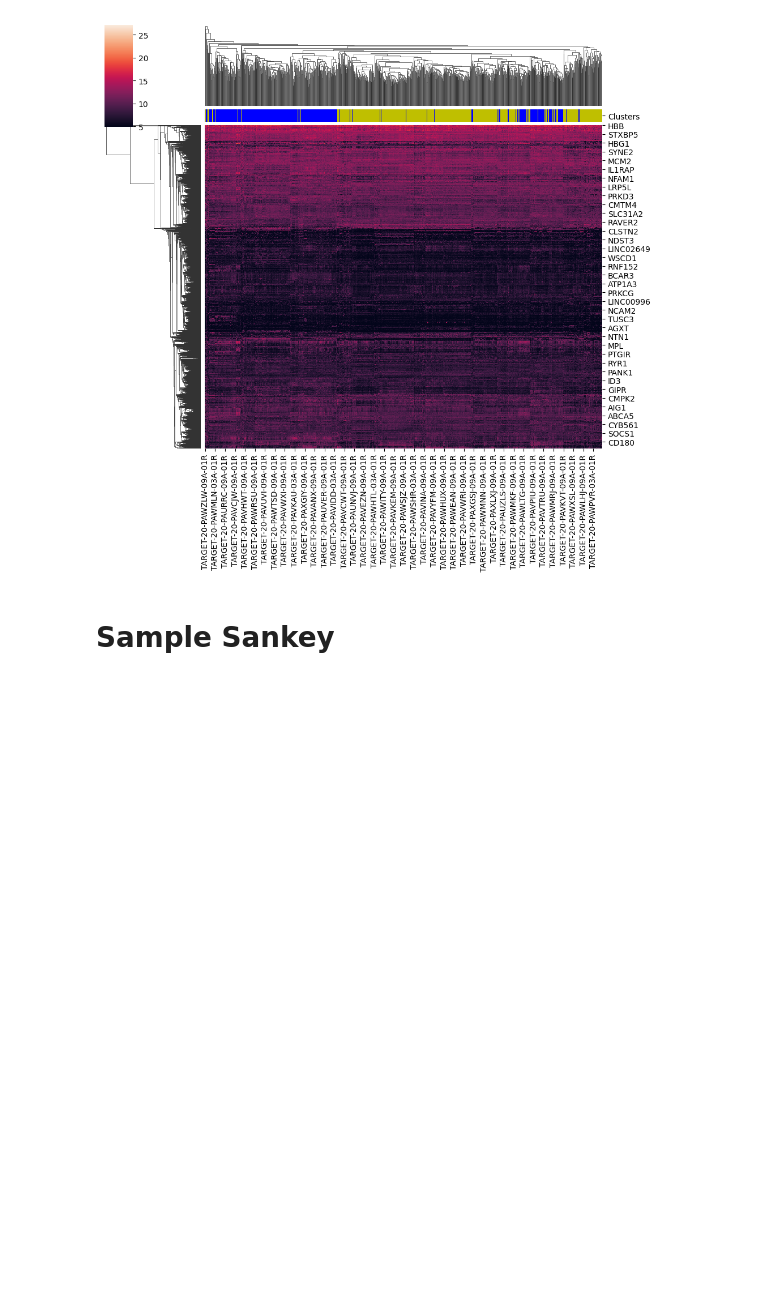
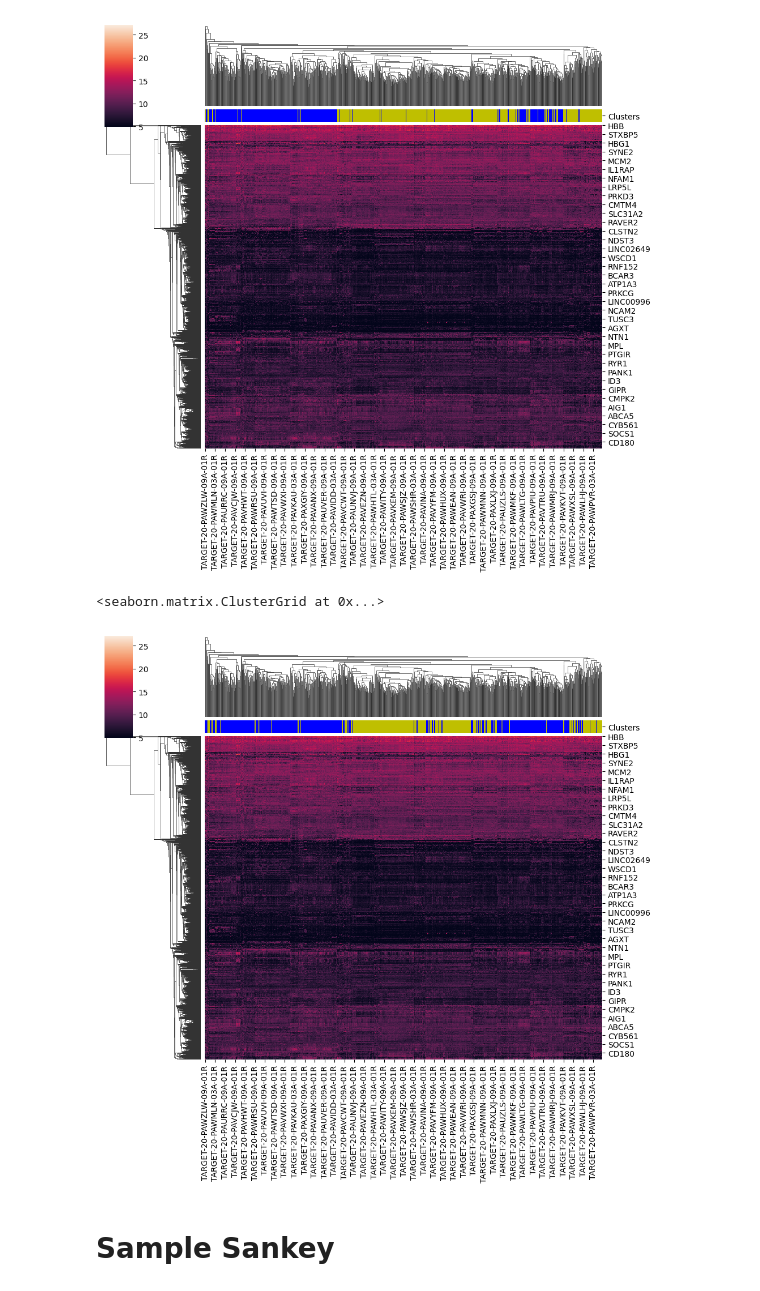
Before and after one commit to sckaff/pediatric-aml-analysis, a Jupyter notebook: Code/Assignment_3.ipynb, the cells around one changed output. Drawn from its saved outputs; the diff is of its cells as text; code cells hidden in the pictures; blank space fills up the shorter version.

```diff
--- a/Code/Assignment_3.ipynb
+++ b/Code/Assignment_3.ipynb
@@ -76,6 +92,17 @@ sns.clustermap(variance_genes.T, col_colors=patients_labels)
 Clustering large matrix with scipy. Installing `fastcluster` may give better performance.
 <seaborn.matrix.ClusterGrid at 0x...>
 [figure]
+# %%
+variance_genes = pd.read_csv("../Data/Variance/most_variable_5000.csv", index_col="Unnamed: 0").T
+kmedoids = KMedoids(n_clusters=2, method='pam', init='random', random_state=1234).fit(variance_genes)
+series = pd.Series(kmedoids.labels_)
+lut = dict(zip(series.unique(), "by"))
+row_colors = series.map(lut)
+patients_labels = pd.DataFrame(row_colors.values, variance_genes.index.values).rename(columns={0:"Clusters"})
+sns.clustermap(variance_genes.T, col_colors=patients_labels)
+# %% [output]
+<seaborn.matrix.ClusterGrid at 0x...>
+[figure, added]
 # %% [markdown]
 # Sample Sankey
 # %%
```
Also changed, not shown: parts of 7 cells of this notebook.
